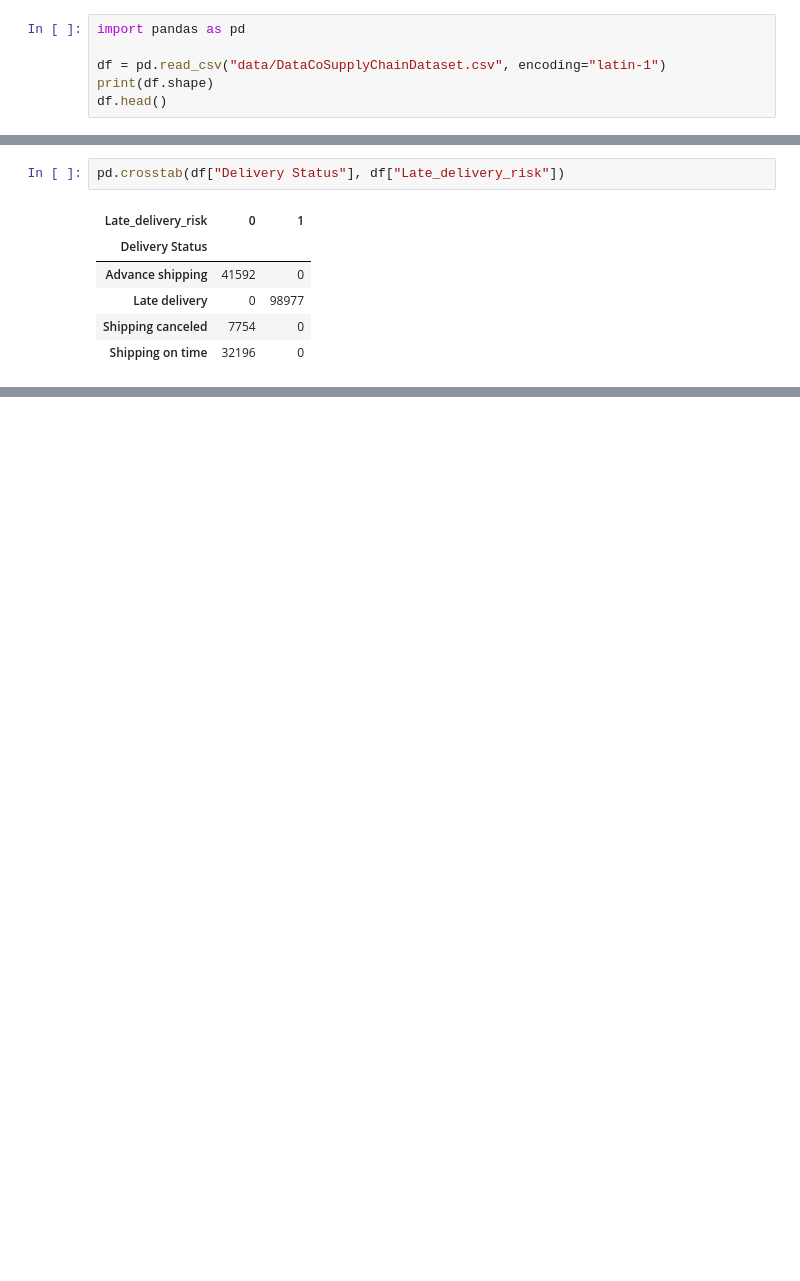
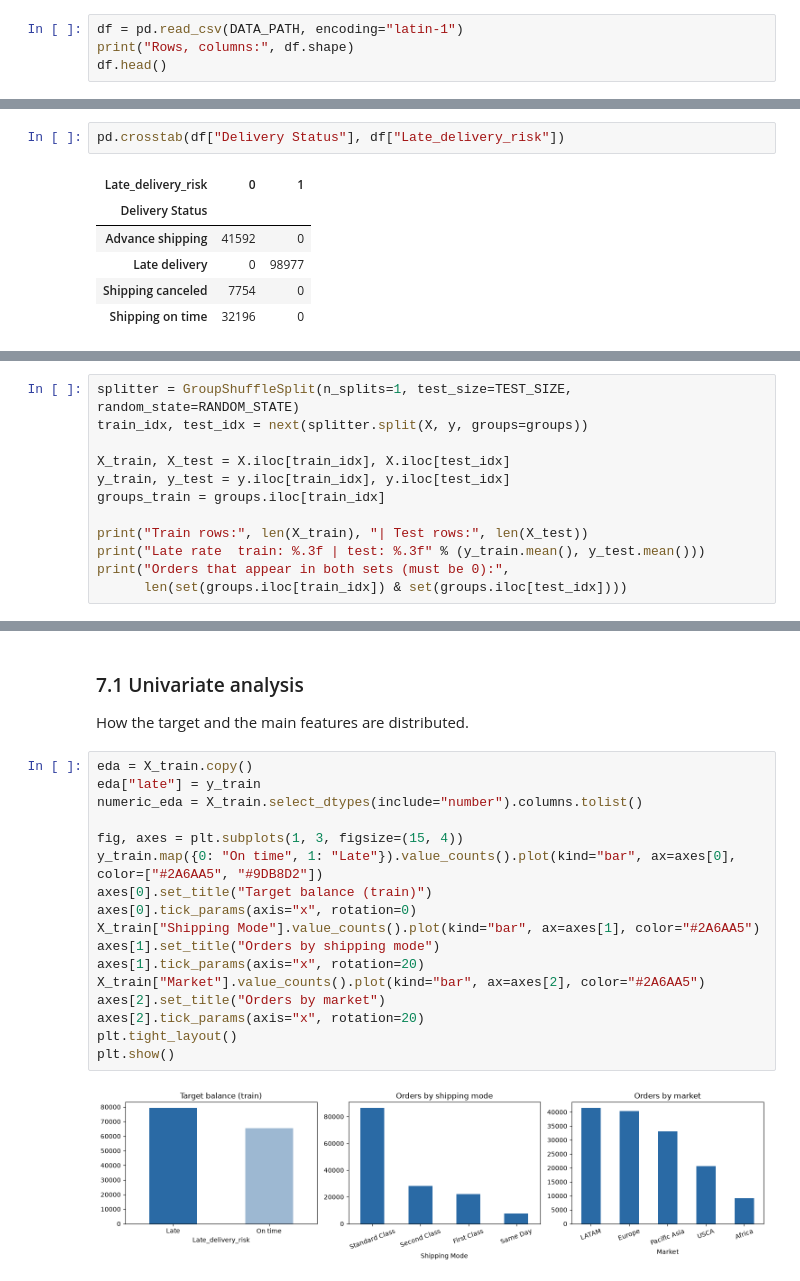
Before and after one commit to noureenv9/supply-chain-delivery-risk, a Jupyter notebook: notebook.ipynb, the cells around one changed output, grey strips where cells are left out. Cells and saved outputs as stored; diff of their text form; blank space fills up the shorter version.

```diff
--- a/notebook.ipynb
+++ b/notebook.ipynb
@@ -40,7 +73,5 @@ print(os.listdir("data"))
 # %%
-import pandas as pd
-
-df = pd.read_csv("data/DataCoSupplyChainDataset.csv", encoding="latin-1")
-print(df.shape)
+df = pd.read_csv(DATA_PATH, encoding="latin-1")
+print("Rows, columns:", df.shape)
 df.head()
 # %% [output]
@@ -967,0 +253,12 @@ model.joblib size (MB): 0.1
+# %%
+splitter = GroupShuffleSplit(n_splits=1, test_size=TEST_SIZE, random_state=RANDOM_STATE)
+train_idx, test_idx = next(splitter.split(X, y, groups=groups))
+
+X_train, X_test = X.iloc[train_idx], X.iloc[test_idx]
+y_train, y_test = y.iloc[train_idx], y.iloc[test_idx]
+groups_train = groups.iloc[train_idx]
+
+print("Train rows:", len(X_train), "| Test rows:", len(X_test))
+print("Late rate  train: %.3f | test: %.3f" % (y_train.mean(), y_test.mean()))
+print("Orders that appear in both sets (must be 0):",
+      len(set(groups.iloc[train_idx]) & set(groups.iloc[test_idx])))
@@ -967,0 +275,23 @@ model.joblib size (MB): 0.1
+# %% [markdown]
+### 7.1 Univariate analysis
+
+How the target and the main features are distributed.
+# %%
+eda = X_train.copy()
+eda["late"] = y_train
+numeric_eda = X_train.select_dtypes(include="number").columns.tolist()
+
+fig, axes = plt.subplots(1, 3, figsize=(15, 4))
+y_train.map({0: "On time", 1: "Late"}).value_counts().plot(kind="bar", ax=axes[0], color=["#2A6AA5", "#9DB8D2"])
+axes[0].set_title("Target balance (train)")
+axes[0].tick_params(axis="x", rotation=0)
+X_train["Shipping Mode"].value_counts().plot(kind="bar", ax=axes[1], color="#2A6AA5")
+axes[1].set_title("Orders by shipping mode")
+axes[1].tick_params(axis="x", rotation=20)
+X_train["Market"].value_counts().plot(kind="bar", ax=axes[2], color="#2A6AA5")
+axes[2].set_title("Orders by market")
+axes[2].tick_params(axis="x", rotation=20)
+plt.tight_layout()
+plt.show()
+# %% [output]
+[figure, added]
```
Also changed, not shown: parts of 134 cells of this notebook.
